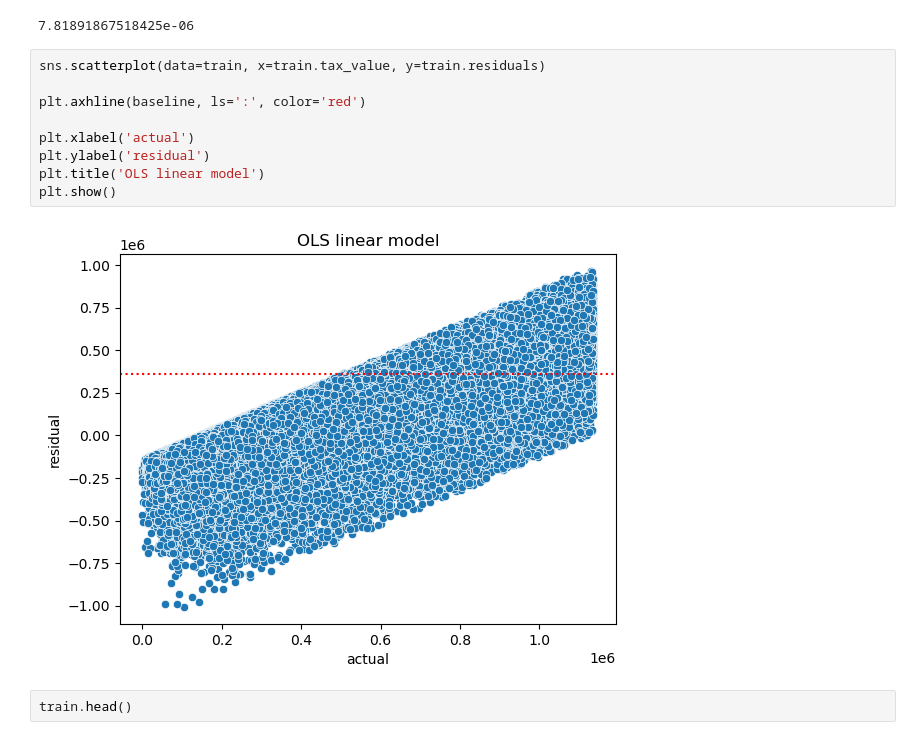
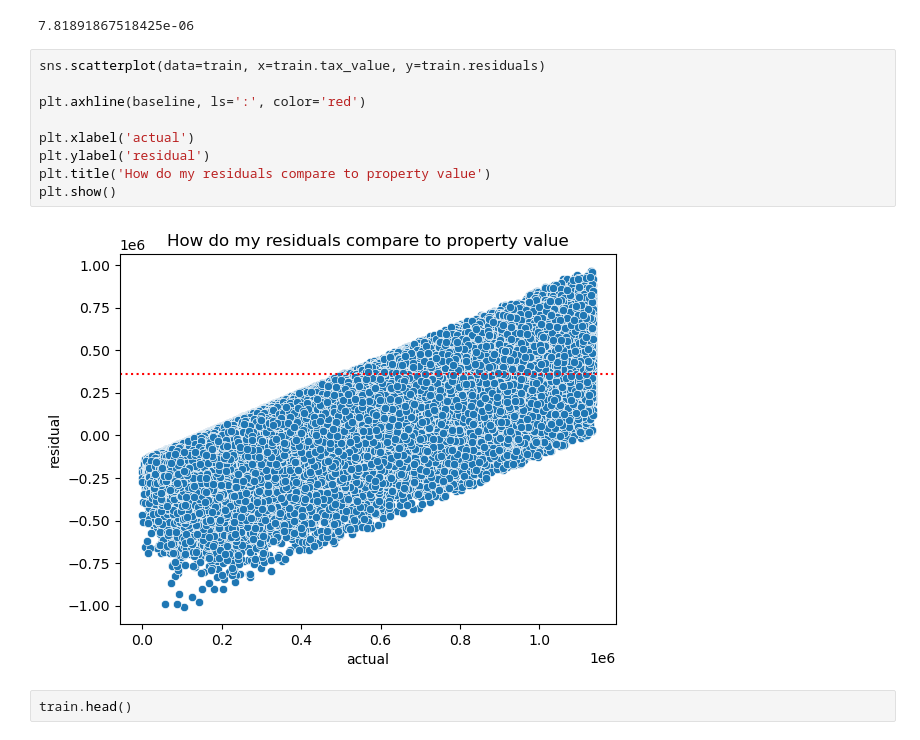
Before and after one commit to manuel-salazar1/regression-exercises, a Jupyter notebook: evaluate.ipynb, the cells around one changed output. Drawn from its saved outputs; the diff is of its cells as text.

```diff
--- a/evaluate.ipynb
+++ b/evaluate.ipynb
@@ -152,14 +152,14 @@ train.residuals.sum()
 # %%
 sns.scatterplot(data=train, x=train.tax_value, y=train.residuals)
 
 plt.axhline(baseline, ls=':', color='red')
 
 plt.xlabel('actual')
 plt.ylabel('residual')
-plt.title('OLS linear model')
+plt.title('How do my residuals compare to property value')
 plt.show()
 # %% [output]
-[figure, old version]
+[figure, new version]
 # %%
 train.head()
 # %% [output]
```
Also changed, not shown: parts of 13 cells of this notebook, 4 other files.
